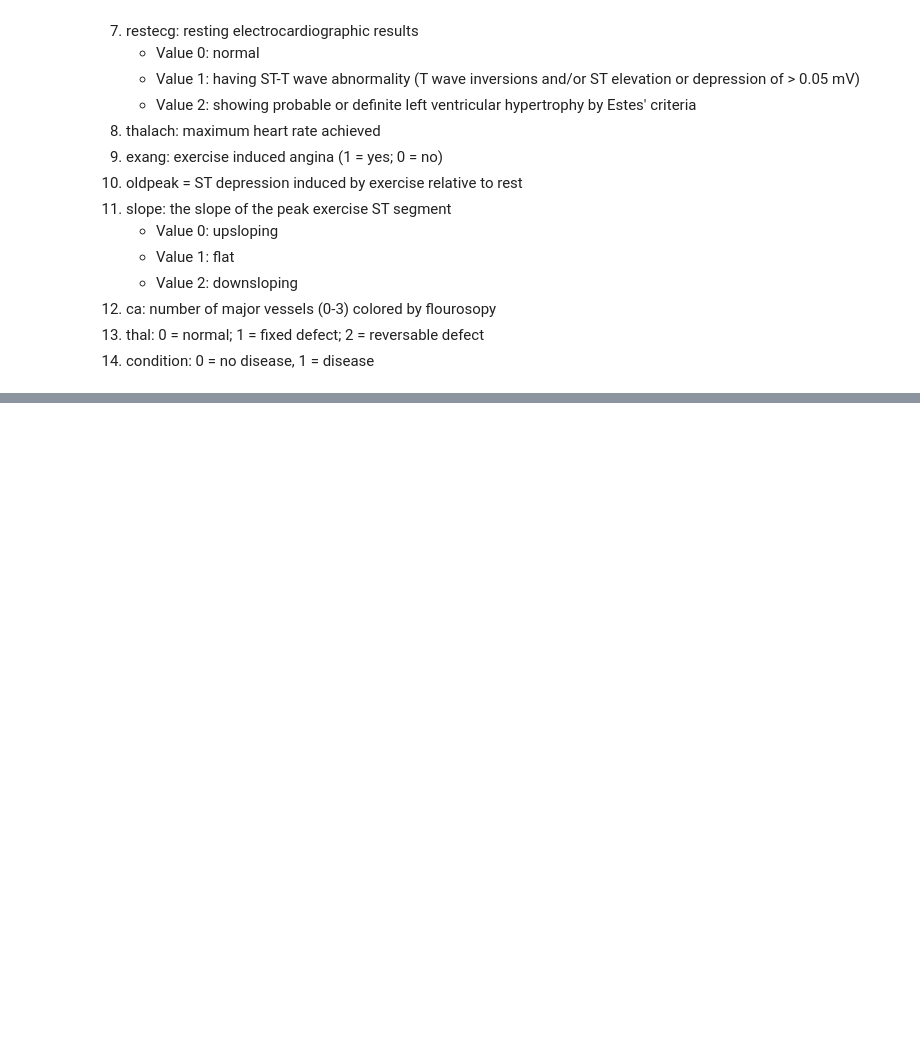
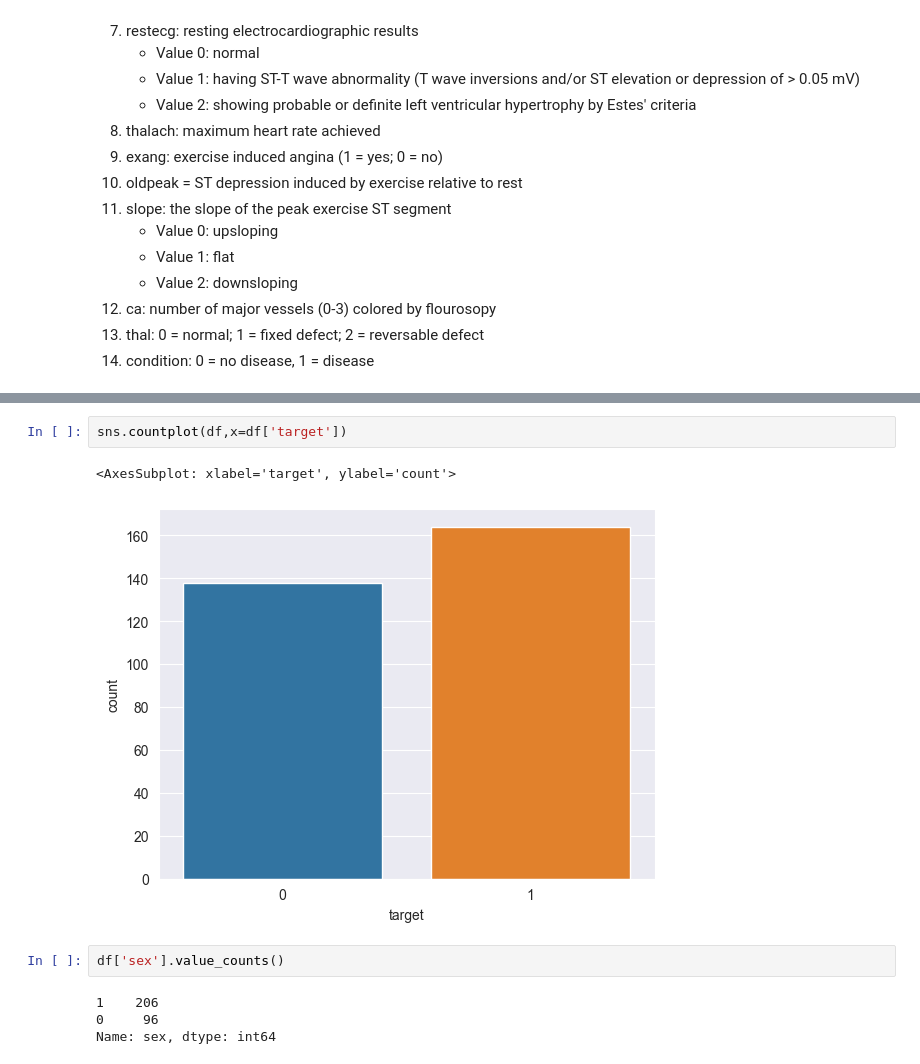
Before and after one commit to surabhi-raghavan/Heart-Disease-Prediction, a Jupyter notebook: heart_disease.ipynb, the cells around one changed output, grey strips where cells are left out. Saved outputs shown, nothing was run; the diff lists cells and outputs as text; blank space fills up the shorter version.

```diff
--- a/heart_disease.ipynb
+++ b/heart_disease.ipynb
@@ -75,0 +140,11 @@ dtype: object
+# %%
+sns.countplot(df,x=df['target'])
+# %% [output]
+<AxesSubplot: xlabel='target', ylabel='count'>
+[figure, added]
+# %%
+df['sex'].value_counts()
+# %% [output]
+1    206
+0     96
+Name: sex, dtype: int64
```
Also changed, not shown: parts of 18 cells of this notebook, 2 other files.
